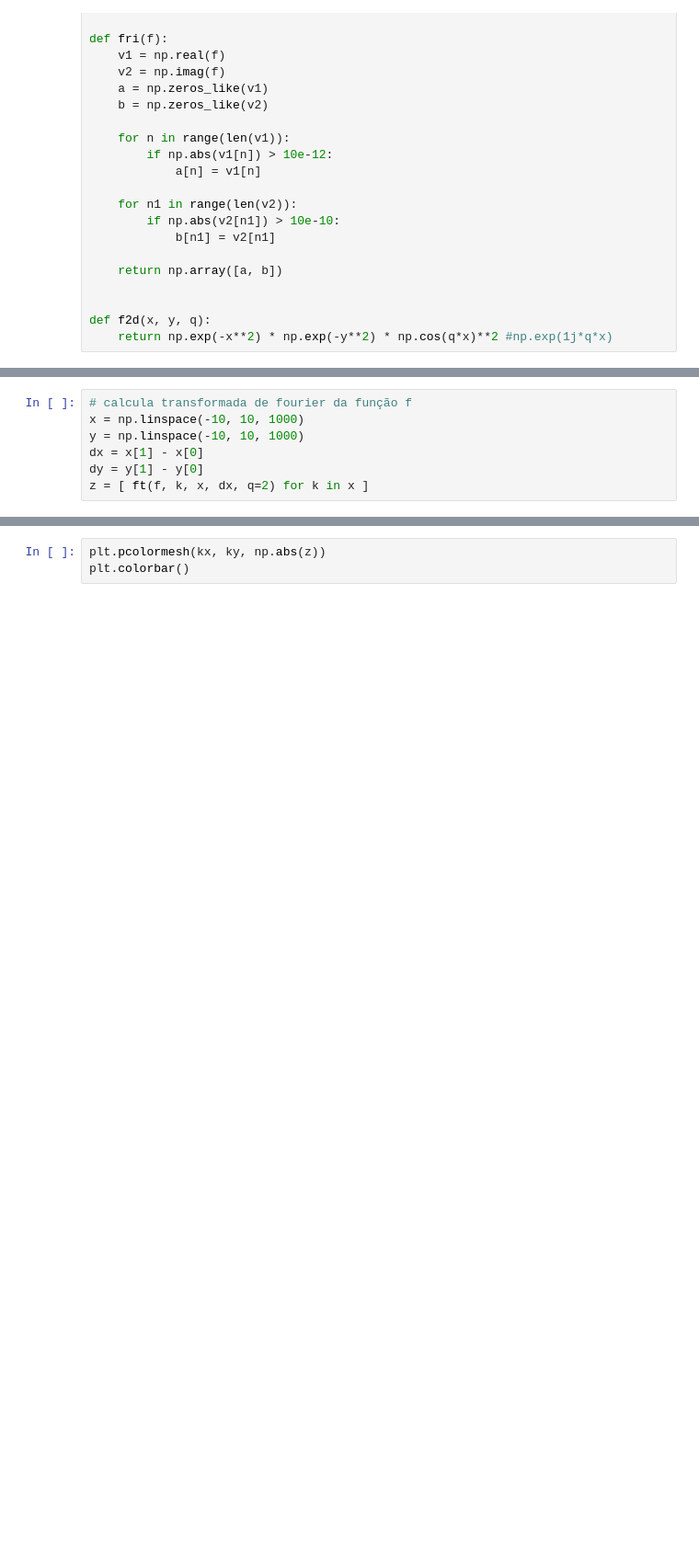
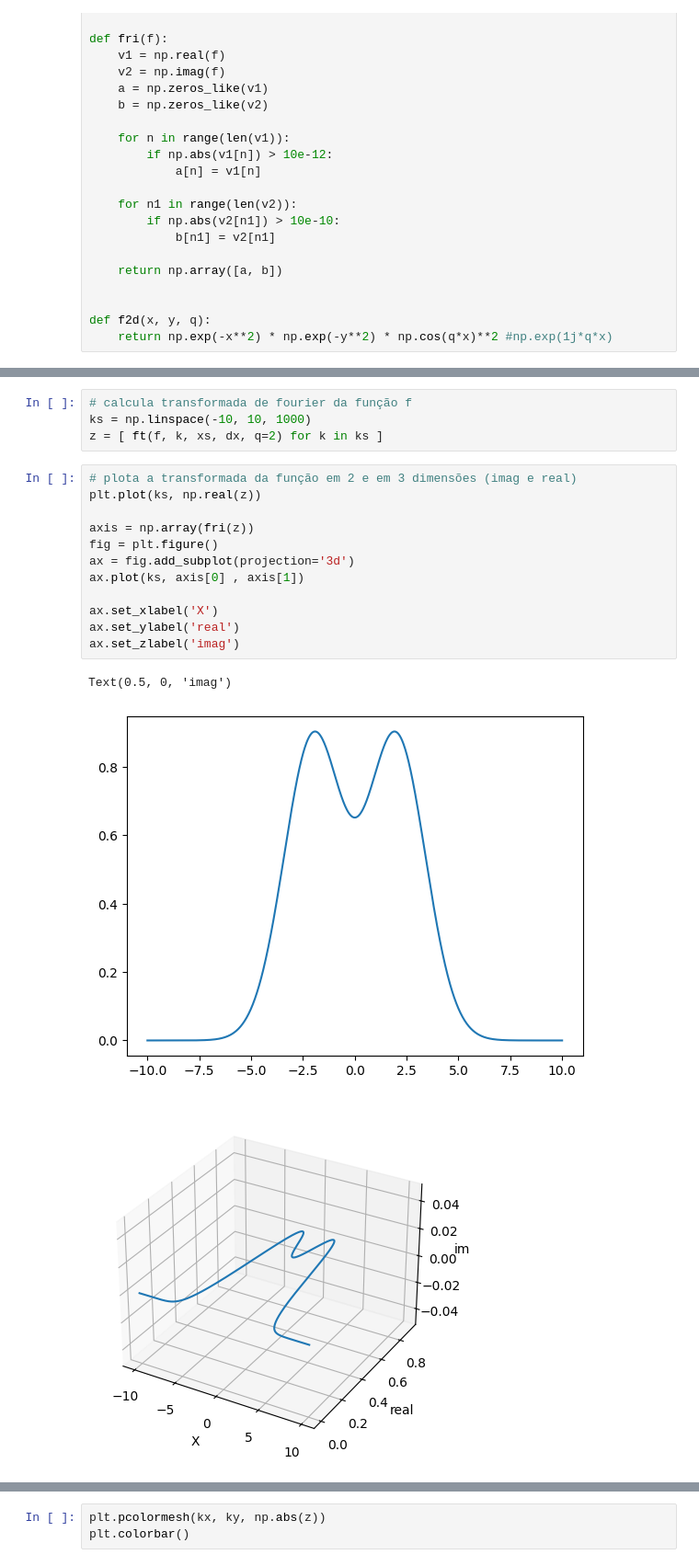
Before and after one commit to IuryPrego/overlap, a Jupyter notebook: ft.ipynb, the cells around one changed output, grey strips where cells are left out. Shown at 92% size. Cells and saved outputs as stored; diff of their text form; blank space fills up the shorter version.

```diff
--- a/ft.ipynb
+++ b/ft.ipynb
@@ -56,7 +59,20 @@ plt.plot(xs, f(xs, 2))
 # %%
 # calcula transformada de fourier da função f
-x = np.linspace(-10, 10, 1000)
-y = np.linspace(-10, 10, 1000)
-dx = x[1] - x[0]
-dy = y[1] - y[0]
-z = [ ft(f, k, x, dx, q=2) for k in x ]
+ks = np.linspace(-10, 10, 1000)
+z = [ ft(f, k, xs, dx, q=2) for k in ks ]
+# %%
+# plota a transformada da função em 2 e em 3 dimensões (imag e real)
+plt.plot(ks, np.real(z))
+
+axis = np.array(fri(z))
+fig = plt.figure()
+ax = fig.add_subplot(projection='3d')
+ax.plot(ks, axis[0] , axis[1])
+
+ax.set_xlabel('X')
+ax.set_ylabel('real')
+ax.set_zlabel('imag')
+# %% [output]
+Text(0.5, 0, 'imag')
+[figure, added]
+[figure, added]
```
Also changed, not shown: parts of 11 cells of this notebook.
